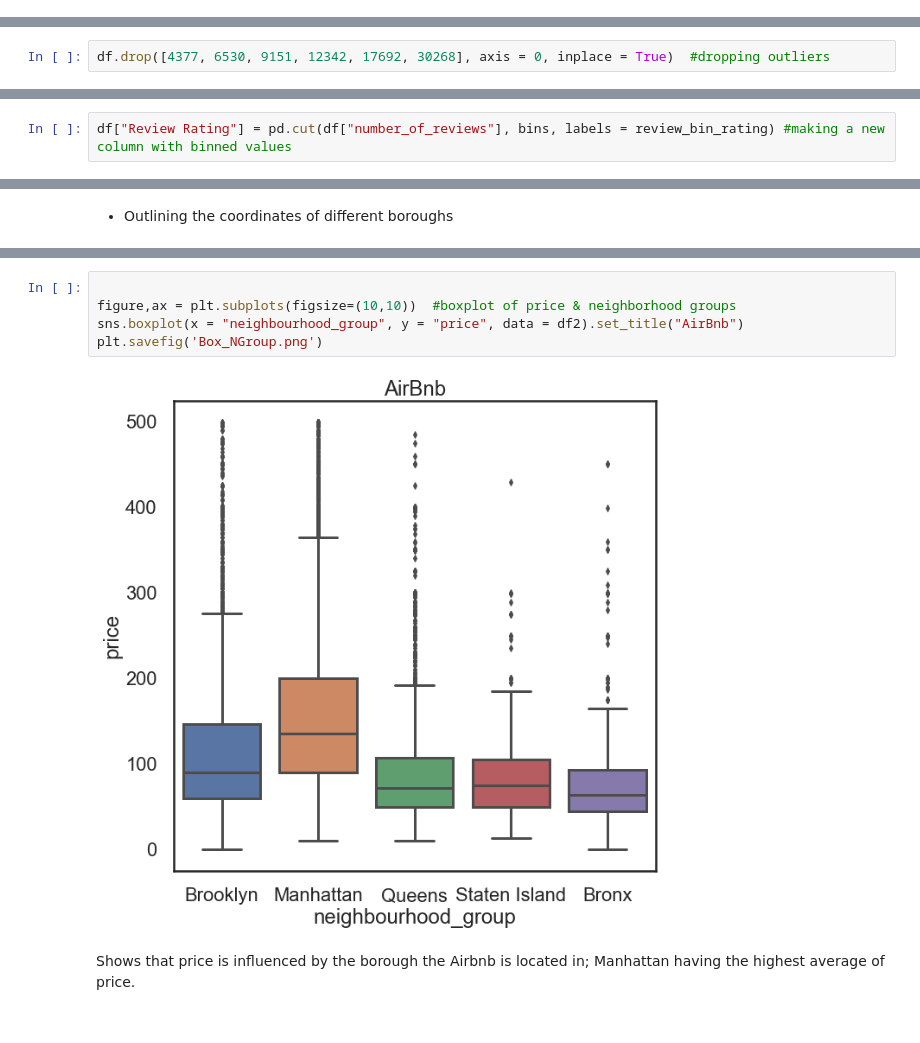
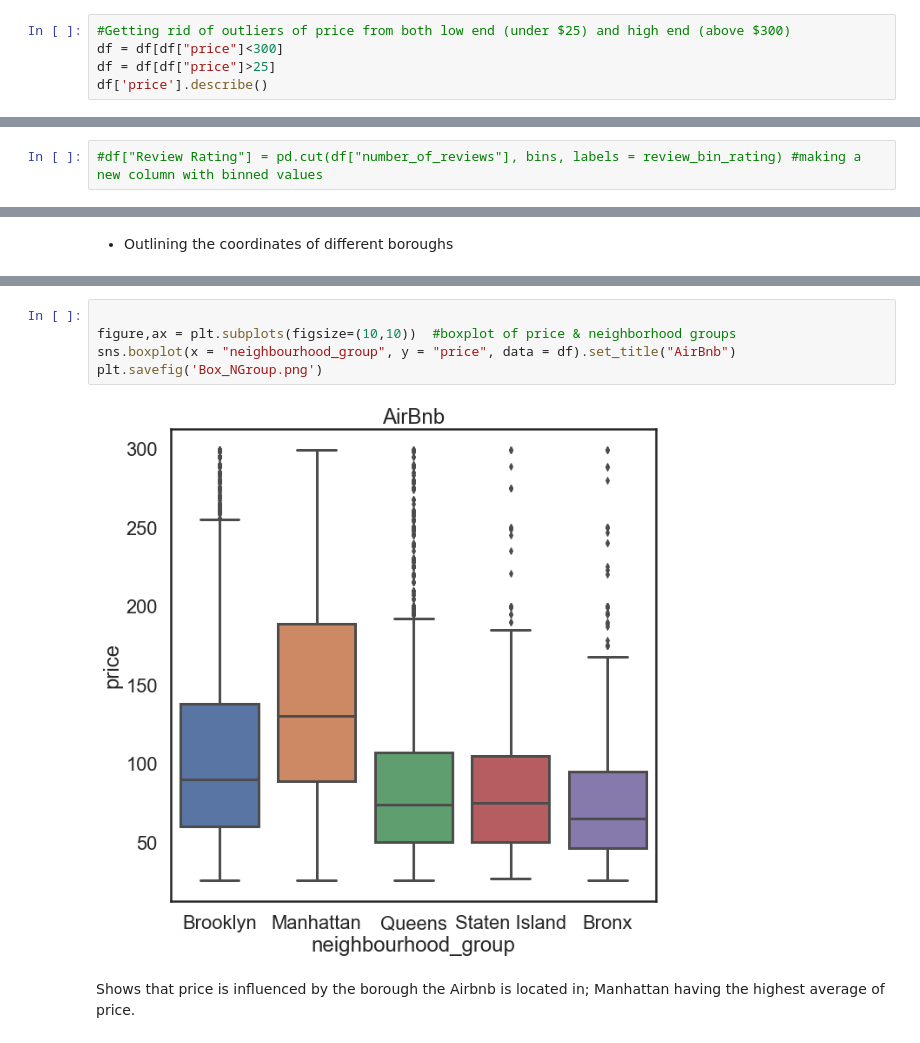
Before and after one commit to jbillet/Mod-2-062220-Project-, a Jupyter notebook: Mod 2 Project - Airbnb .ipynb, the cells around one changed output, grey strips where cells are left out. Cells and saved outputs as stored; diff of their text form.

```diff
--- a/Mod 2 Project - Airbnb .ipynb
+++ b/Mod 2 Project - Airbnb .ipynb
@@ -207,0 +194,5 @@ Name: price, dtype: float64
+# %%
+#Getting rid of outliers of price from both low end (under $25) and high end (above $300)
+df = df[df["price"]<300]
+df = df[df["price"]>25]
+df['price'].describe()
@@ -258,2 +248,0 @@ df[df["price"] >= 8000]  #checked to see how many outlier rows there were
-# %%
-df.drop([4377, 6530, 9151, 12342, 17692, 30268], axis = 0, inplace = True)  #dropping outliers
@@ -289,2 +271,2 @@ review_bin_rating = ["Low", "Average", "High"]  #labeling the bins
 # %%
-df["Review Rating"] = pd.cut(df["number_of_reviews"], bins, labels = review_bin_rating) #making a new column with binned values
+#df["Review Rating"] = pd.cut(df["number_of_reviews"], bins, labels = review_bin_rating) #making a new column with binned values
@@ -394,10 +351,10 @@ sns.scatterplot(x=df['latitude'],y=df['longitude'],hue=df['room_type'],data=df,s
 # %%
 
 figure,ax = plt.subplots(figsize=(10,10))  #boxplot of price & neighborhood groups
-sns.boxplot(x = "neighbourhood_group", y = "price", data = df2).set_title("AirBnb")
+sns.boxplot(x = "neighbourhood_group", y = "price", data = df).set_title("AirBnb")
 plt.savefig('Box_NGroup.png')
 # %% [output]
-[figure, old version]
+[figure, new version]
 # %% [markdown]
 Shows that price is influenced by the borough the Airbnb is located in; Manhattan having the highest average of price.
 # %%
```
Also changed, not shown: parts of 28 cells of this notebook, 1 other file.
